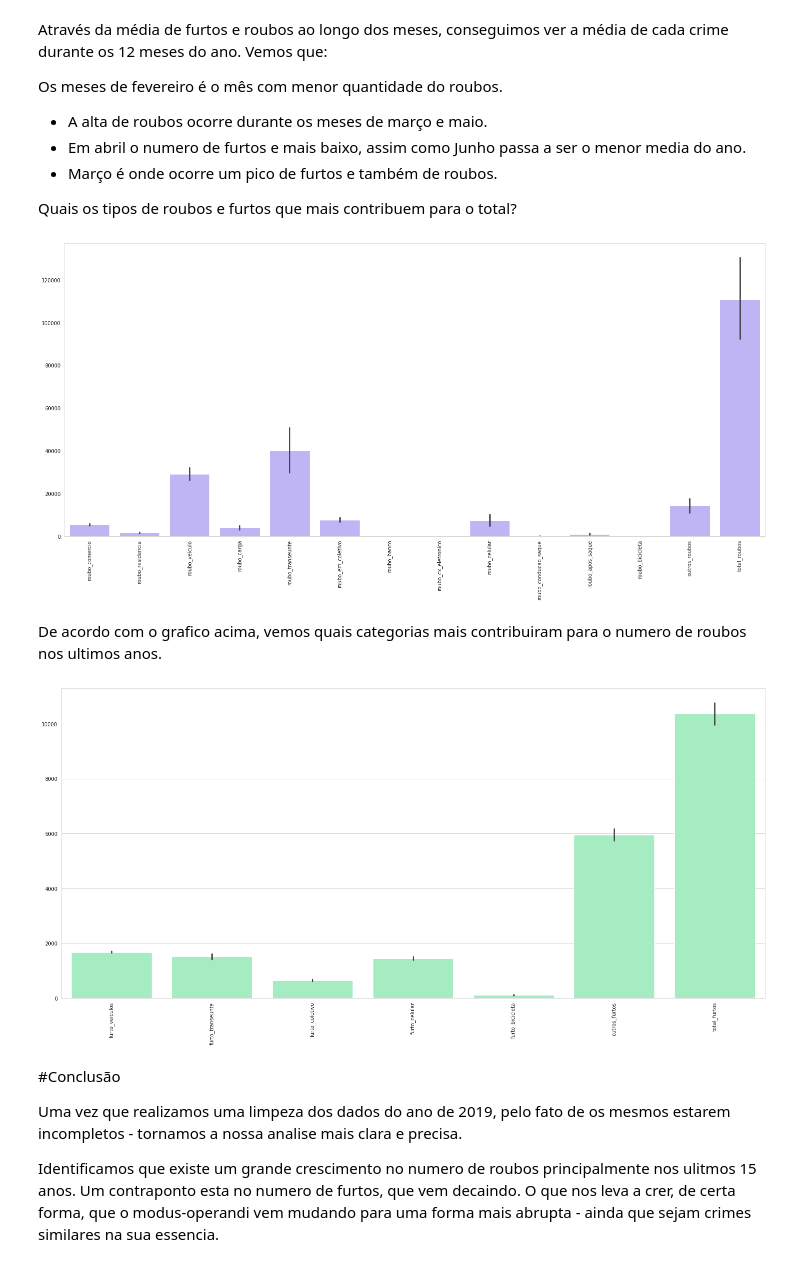
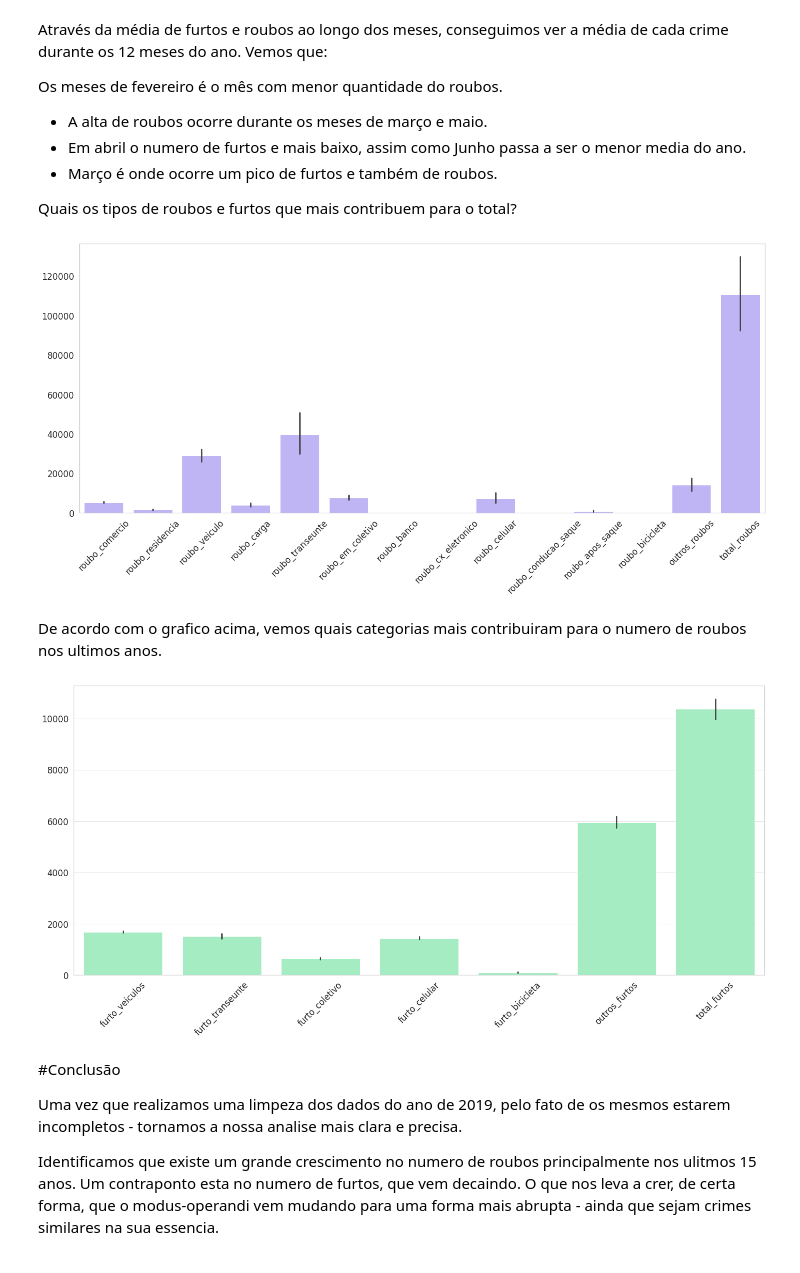
Before and after one commit to LuccaMello7/AnaliseCriminalidadeEstadoDoRJ, a Jupyter notebook: RioAnalysis.ipynb, the cells around one changed output. Drawn from its saved outputs; the diff is of its cells as text; code cells hidden in the pictures.

```diff
--- a/RioAnalysis.ipynb
+++ b/RioAnalysis.ipynb
@@ -451,12 +458,12 @@ roubos = df_drop[['vano','roubo_comercio',	'roubo_residencia',	'roubo_veiculo',
 fig, ax = plt.subplots(figsize=(20,10))
 
 sns.barplot(data=roubos, color='#B9AAFF')
-plt.xticks(rotation=90)
+plt.xticks(rotation=45)
 ax.grid(False)
 
 plt.tight_layout()
 # %% [output]
-[figure, old version]
+[figure, new version]
 # %% [markdown]
 De acordo com o grafico acima, vemos quais categorias mais contribuiram para o numero de roubos nos ultimos anos.
 # %%
@@ -464,13 +471,13 @@ furtos = df_drop[['furto_veiculos',	'furto_transeunte',	'furto_coletivo',	'furto
 # %%
 fig, ax = plt.subplots(figsize=(20,10))
 
 sns.barplot(data=furtos, color='#99F8C0')
-plt.xticks(rotation=90)
+plt.xticks(rotation=45)
 
 plt.tight_layout()
 fig.savefig('furtos')
 # %% [output]
-[figure, old version]
+[figure, new version]
 # %% [markdown]
 #Conclusão
 
```
Also changed, not shown: parts of 25 cells of this notebook.
